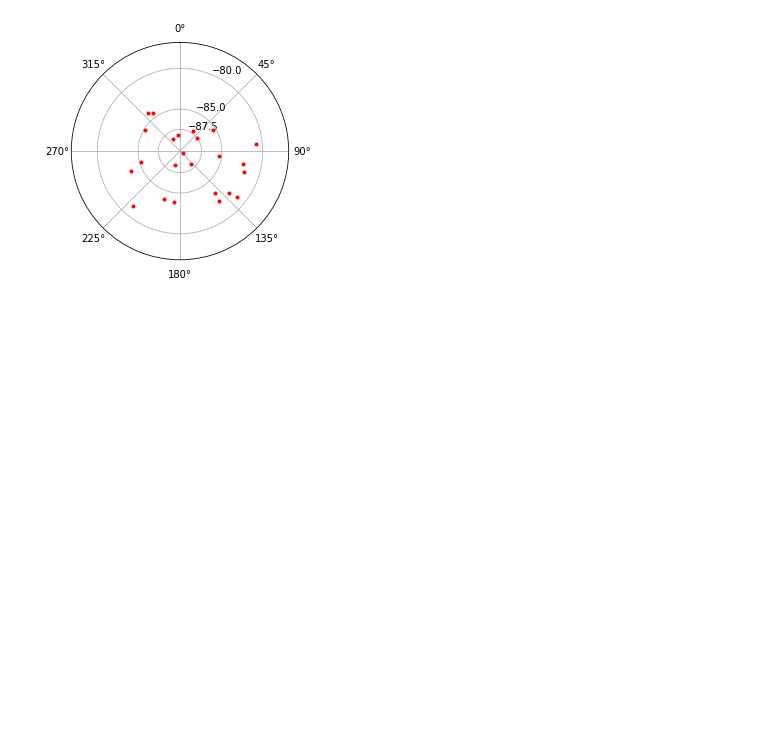
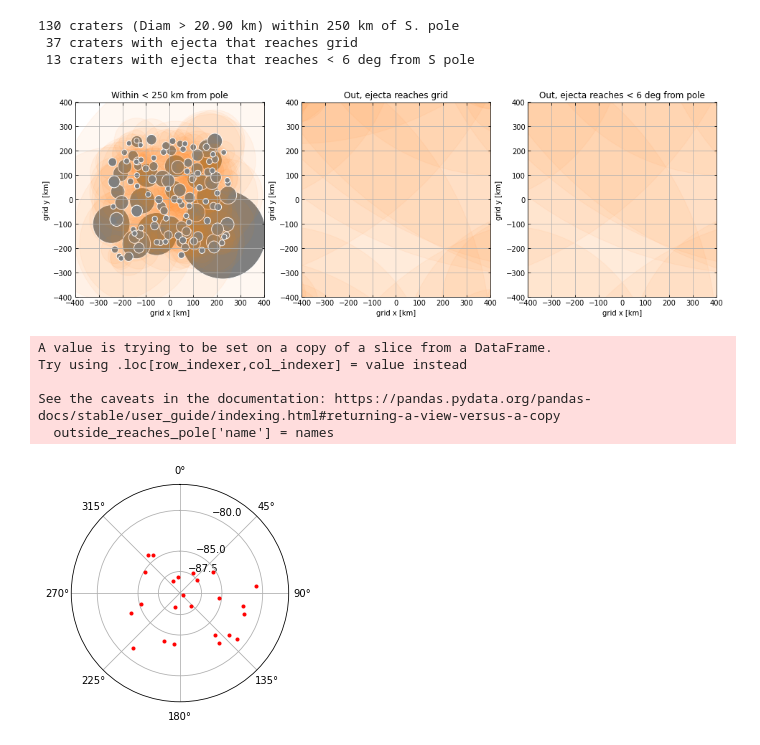
Before and after one commit to cjtu/moonpies, a Jupyter notebook: code/cannon2020.ipynb, the cells around one changed output. Drawn from its saved outputs; the diff is of its cells as text; code cells hidden in the pictures; blank space fills up the shorter version.

```diff
--- a/code/cannon2020.ipynb
+++ b/code/cannon2020.ipynb
@@ -80,0 +58,15 @@ for i, row in sdf.iterrows():
+# %%
+# All craters from Robbins 2018
+frobbins = '/home/cjtu/projects/essi21/data/lunar_crater_database_robbins_2018.csv'
+stu_df = pd.read_csv(frobbins, header=0)
+
+# Reformat cols and compute x, y coords
+df = stu_df[['CRATER_ID', 'LAT_CIRC_IMG', 'LON_CIRC_IMG', 'DIAM_CIRC_IMG']]
+df = df.rename({
+    'CRATER_ID': 'ID',
+    'LAT_CIRC_IMG': 'lat',
+    'LON_CIRC_IMG': 'lon',
+    'DIAM_CIRC_IMG': 'diam'}, axis='columns')
+df['rad'] = df.diam / 2
+df['x'], df['y'] = model.latlon2xy(df.lat, df.lon)
+df.head()
@@ -81,3 +80,62 @@ for i, row in sdf.iterrows():
+# %%
+# Stu robbins craters > mindiam, touching model grid
+# Only does simple distance (ToDo: great circle dist)
+mindiam = 20.9
+grdsize = 400
+neargrd = df[(df.diam >= mindiam) &
+              (df.x.abs() < grdsize + 4*df.rad) &
+              (df.y.abs() < grdsize + 4*df.rad)]
+neargrd = neargrd.sort_values('rad', ascending=False).reset_index(drop=True)
+
+# Stu robbins craters inside the model grid
+inside = neargrd[(neargrd.x.abs() < 250) & (neargrd.y.abs() < 250)]
+print(f'{len(inside):3} craters (Diam > {mindiam:.2f} km) within 250 km of S. pole')
+
+# Stu robbins craters with 4-crater-radius ejecta that reach the model grid
+outside = neargrd[(neargrd.x.abs() > 400) & (neargrd.y.abs() > 400)]
+print(f'{len(outside):3} craters with ejecta that reaches grid')
+
+# Stu robbins craters with 4-crater-radius ejecta that reach the model grid
+six_deg_from_spole = 181.94  # [km]
+outside_reaches_pole = outside[(outside.x.abs() < six_deg_from_spole + 4*outside.rad) &
+                               (outside.y.abs() < six_deg_from_spole + 4*outside.rad)]
+print(f'{len(outside_reaches_pole):3} craters with ejecta that reaches < 6 deg from S pole')
+
+# Show crater locations
+titles = ('Within < 250 km from pole', 'Out, ejecta reaches grid', 'Out, ejecta reaches < 6 deg from pole')
+gdfs = [inside, outside, outside_reaches_pole]
+fig, axs = plt.subplots(1, 3, figsize=(16, 5))
+for title, gdf, ax in zip(titles, gdfs, axs):
+    ax.set_title(title)
+    ax.grid()
+    ax.set_xlim(-grdsize, grdsize)
+    ax.set_ylim(-grdsize, grdsize)
+    ax.set_xlabel('grid x [km]')
+    ax.set_ylabel('grid y [km]')
+    for i, row in gdf.iterrows():
+        ejecta = plt.Circle((row.x, row.y), row.rad*4, color='tab:orange', alpha=0.05)
+        ax.add_patch(ejecta)
+        crater = plt.Circle((row.x, row.y), row.rad, facecolor='tab:gray', edgecolor='white')
+        ax.add_patch(crater)
+
+
+plt.show()
+# %% [output]
+130 craters (Diam > 20.90 km) within 250 km of S. pole
+ 37 craters with ejecta that reaches grid
+ 13 craters with ejecta that reaches < 6 deg from S pole
+[figure, added]
+# %%
+names = ['Imbrium', 'Crisium', 'Tranquilitatis', 'Nectaris', 'Serenitatis', 'Humorum', 'Coulomb-Sarton', 'Fecunditatis', 'Moscoviense', 'Mutus-Vlacq', 'Unnamed?', 'Birkhoff', 'Planck']
+outside_reaches_pole['name'] = names
+outside_reaches_pole[['name', 'diam', 'lat', 'lon']].reset_index(drop=True)
+outside_reaches_pole.to_csv('/home/cjtu/projects/essi21/data/distant_craters_ejecta_reach_lt_6_deg_spole.csv')
+# %% [output]
+A value is trying to be set on a copy of a slice from a DataFrame.
+Try using .loc[row_indexer,col_indexer] = value instead
+
+See the caveats in the documentation: https://pandas.pydata.org/pandas-docs/stable/user_guide/indexing.html#returning-a-view-versus-a-copy
+  outside_reaches_pole['name'] = names
 # %%
 ax = plt.subplot(111, polar=True)
 ax.plot(df.lon-90, df.lat, color='r', ls='none', marker='.')
```
Also changed, not shown: parts of 3 cells of this notebook, 31 other files.
